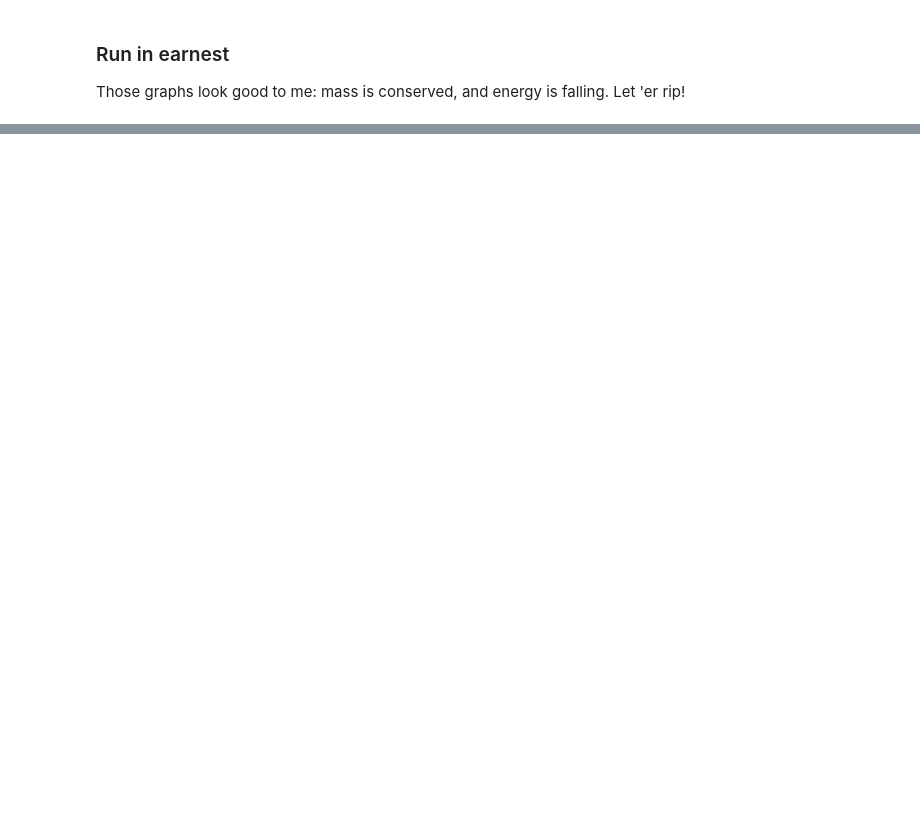
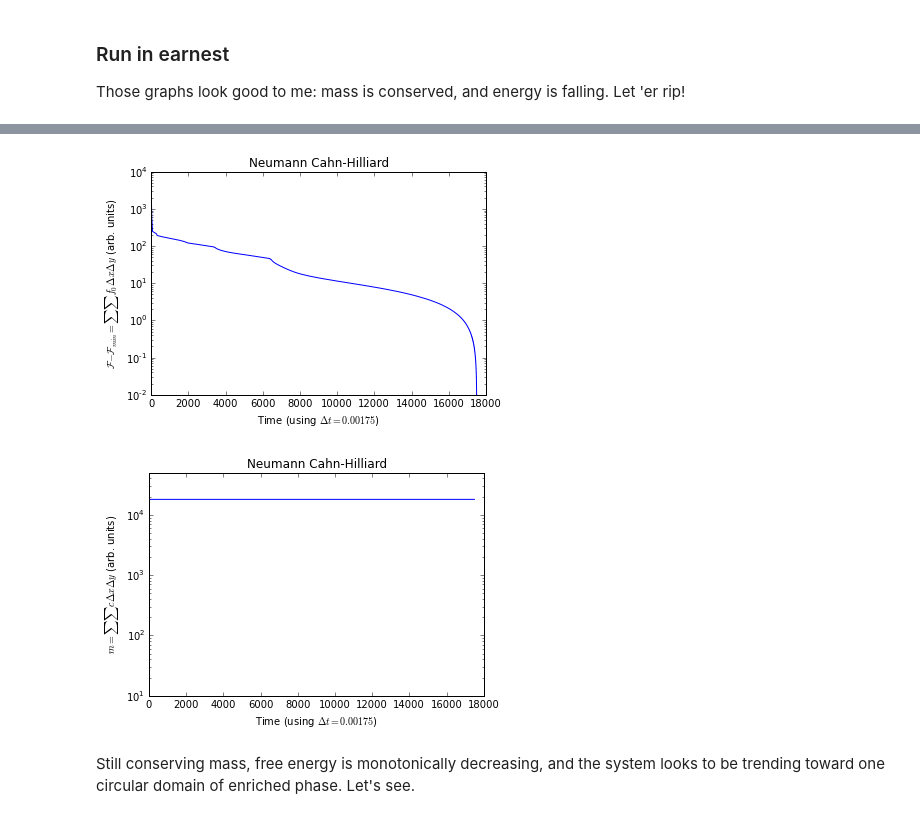
Before and after one commit to tkphd/CHiMaD-Hackathon, a Jupyter notebook: Hackathon1/Cahn-Hilliard/1b_Neumann/CahnHilliard2DNeumann.ipynb, the cells around one changed output, grey strips where cells are left out. Cells and saved outputs as stored; diff of their text form; code cells hidden in the pictures; blank space fills up the shorter version.

```diff
--- a/Hackathon1/Cahn-Hilliard/1b_Neumann/CahnHilliard2DNeumann.ipynb
+++ b/Hackathon1/Cahn-Hilliard/1b_Neumann/CahnHilliard2DNeumann.ipynb
@@ -272,0 +324,8 @@ plot_energy()
+# %%
+# Check that mass was conserved
+plot_energy()
+# %% [output]
+[figure, added]
+[figure, added]
+# %% [markdown]
+Still conserving mass, free energy is monotonically decreasing, and the system looks to be trending toward one circular domain of enriched phase. Let's see.
```
Also changed, not shown: parts of 17 cells of this notebook.
